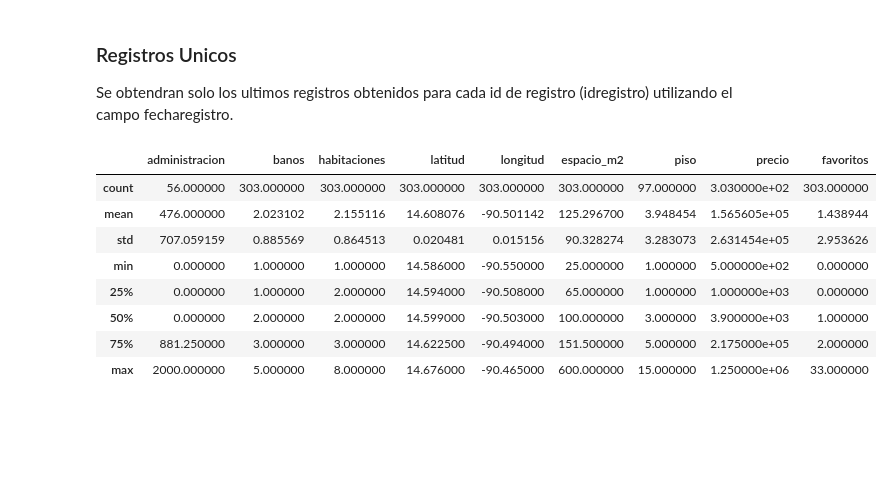
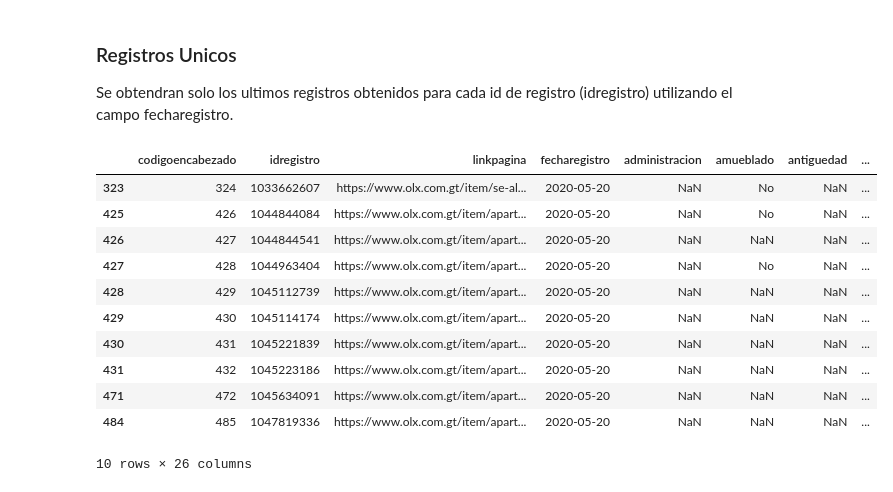
Before and after one commit to yadderace/ScrappingProject, a Jupyter notebook: Notebooks/Data Analysis.ipynb, the cells around one changed output. Cells and saved outputs as stored; diff of their text form; code cells hidden in the pictures; blank space fills up the shorter version.

Commit message:
Se agrega seccion de data wrangling para conversion de tipo de datos, registros unicos y cambio de precio por tipo moneda.

```diff
--- a/Notebooks/Data Analysis.ipynb
+++ b/Notebooks/Data Analysis.ipynb
@@ -33,15 +34,15 @@ dfFinalSet.describe(include = 'all')
 # %% [markdown]
 ### Conversion Series
 # %%
-dfFinalSet = dfFinalSet.astype({'codigoencabezado': 'str',
+dfAnalisisSet = dfFinalSet.astype({'codigoencabezado': 'str',
                                 'idregistro': 'str',
                                 'partner_code': 'str',
                                 'user_id': 'str'
                                })
 
-dfFinalSet['fecharegistro'] = pd.to_datetime(dfFinalSet['fecharegistro'], format = "%Y-%m-%d")
+dfAnalisisSet['fecharegistro'] = pd.to_datetime(dfAnalisisSet['fecharegistro'], format = "%Y-%m-%d")
 
-dfFinalSet.describe(include = 'all')
+dfAnalisisSet.describe(include = 'all')
 # %% [output]
 |  | codigoencabezado | idregistro | linkpagina | fecharegistro | administracion | amueblado | antiguedad | ... |
 | count | 520 | 520 | 520 | 520 | 97.000000 | 295 | 178 | ... |
@@ -62,14 +63,19 @@ dfFinalSet.describe(include = 'all')
 ### Registros Unicos
 Se obtendran solo los ultimos registros obtenidos para cada id de registro (idregistro) utilizando el campo fecharegistro.
 # %%
-dfAnalisisSet = dfFinalSet.loc[dfFinalSet.reset_index().groupby(['idregistro'])['fecharegistro'].idxmax()]
+dfAnalisisSet = dfAnalisisSet.loc[dfAnalisisSet.reset_index().groupby(['idregistro'])['fecharegistro'].idxmax()]
+
+dfAnalisisSet.head(10)
 # %% [output]
-|  | administracion | banos | habitaciones | latitud | longitud | espacio_m2 | piso | precio | favoritos |
-| count | 56.000000 | 303.000000 | 303.000000 | 303.000000 | 303.000000 | 303.000000 | 97.000000 | 3.030000e+02 | 303.000000 |
-| mean | 476.000000 | 2.023102 | 2.155116 | 14.608076 | -90.501142 | 125.296700 | 3.948454 | 1.565605e+05 | 1.438944 |
-| std | 707.059159 | 0.885569 | 0.864513 | 0.020481 | 0.015156 | 90.328274 | 3.283073 | 2.631454e+05 | 2.953626 |
-| min | 0.000000 | 1.000000 | 1.000000 | 14.586000 | -90.550000 | 25.000000 | 1.000000 | 5.000000e+02 | 0.000000 |
-| 25% | 0.000000 | 1.000000 | 2.000000 | 14.594000 | -90.508000 | 65.000000 | 1.000000 | 1.000000e+03 | 0.000000 |
-| 50% | 0.000000 | 2.000000 | 2.000000 | 14.599000 | -90.503000 | 100.000000 | 3.000000 | 3.900000e+03 | 1.000000 |
-| 75% | 881.250000 | 3.000000 | 3.000000 | 14.622500 | -90.494000 | 151.500000 | 5.000000 | 2.175000e+05 | 2.000000 |
-| max | 2000.000000 | 5.000000 | 8.000000 | 14.676000 | -90.465000 | 600.000000 | 15.000000 | 1.250000e+06 | 33.000000 |
+|  | codigoencabezado | idregistro | linkpagina | fecharegistro | administracion | amueblado | antiguedad | ... |
+| 323 | 324 | 1033662607 | https://www.olx.com.gt/item/se-al... | 2020-05-20 | NaN | No | NaN | ... |
+| 425 | 426 | 1044844084 | https://www.olx.com.gt/item/apart... | 2020-05-20 | NaN | No | NaN | ... |
+| 426 | 427 | 1044844541 | https://www.olx.com.gt/item/apart... | 2020-05-20 | NaN | NaN | NaN | ... |
+| 427 | 428 | 1044963404 | https://www.olx.com.gt/item/apart... | 2020-05-20 | NaN | No | NaN | ... |
+| 428 | 429 | 1045112739 | https://www.olx.com.gt/item/apart... | 2020-05-20 | NaN | NaN | NaN | ... |
+| 429 | 430 | 1045114174 | https://www.olx.com.gt/item/apart... | 2020-05-20 | NaN | NaN | NaN | ... |
+| 430 | 431 | 1045221839 | https://www.olx.com.gt/item/apart... | 2020-05-20 | NaN | NaN | NaN | ... |
+| 431 | 432 | 1045223186 | https://www.olx.com.gt/item/apart... | 2020-05-20 | NaN | NaN | NaN | ... |
+| 471 | 472 | 1045634091 | https://www.olx.com.gt/item/apart... | 2020-05-20 | NaN | NaN | NaN | ... |
+| 484 | 485 | 1047819336 | https://www.olx.com.gt/item/apart... | 2020-05-20 | NaN | NaN | NaN | ... |
+10 rows × 26 columns
```
Also changed, not shown: parts of 4 cells of this notebook.
